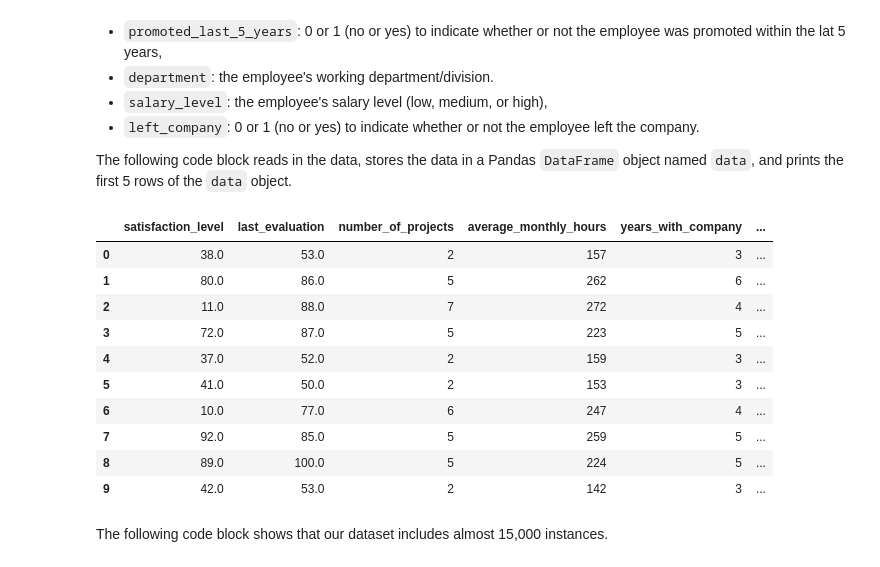
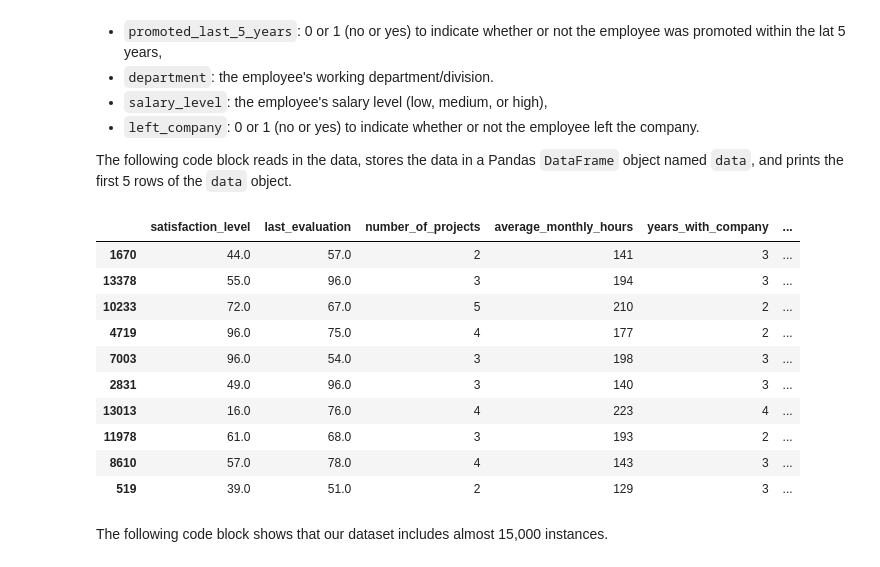
Before and after one commit to nkfreeman/ML_Demonstration, a Jupyter notebook: Churn_Prediction_Demo.ipynb, the cells around one changed output. Cells and saved outputs as stored; diff of their text form; code cells hidden in the pictures.

```diff
--- a/Churn_Prediction_Demo.ipynb
+++ b/Churn_Prediction_Demo.ipynb
@@ -27,19 +27,20 @@ We assume that the company has historical data that was gathered from employee s
 The following code block reads in the data, stores the data in a Pandas `DataFrame` object named `data`, and prints the first 5 rows of the `data` object.
 # %%
 data = pd.read_csv('data/HR_comma_sep.csv')
+data = data.sample(frac=1, random_state = 0)
 data.head(10)
 # %% [output]
 |  | satisfaction_level | last_evaluation | number_of_projects | average_monthly_hours | years_with_company | ... |
-| 0 | 38.0 | 53.0 | 2 | 157 | 3 | ... |
-| 1 | 80.0 | 86.0 | 5 | 262 | 6 | ... |
-| 2 | 11.0 | 88.0 | 7 | 272 | 4 | ... |
-| 3 | 72.0 | 87.0 | 5 | 223 | 5 | ... |
-| 4 | 37.0 | 52.0 | 2 | 159 | 3 | ... |
-| 5 | 41.0 | 50.0 | 2 | 153 | 3 | ... |
-| 6 | 10.0 | 77.0 | 6 | 247 | 4 | ... |
-| 7 | 92.0 | 85.0 | 5 | 259 | 5 | ... |
-| 8 | 89.0 | 100.0 | 5 | 224 | 5 | ... |
-| 9 | 42.0 | 53.0 | 2 | 142 | 3 | ... |
+| 1670 | 44.0 | 57.0 | 2 | 141 | 3 | ... |
+| 13378 | 55.0 | 96.0 | 3 | 194 | 3 | ... |
+| 10233 | 72.0 | 67.0 | 5 | 210 | 2 | ... |
+| 4719 | 96.0 | 75.0 | 4 | 177 | 2 | ... |
+| 7003 | 96.0 | 54.0 | 3 | 198 | 3 | ... |
+| 2831 | 49.0 | 96.0 | 3 | 140 | 3 | ... |
+| 13013 | 16.0 | 76.0 | 4 | 223 | 4 | ... |
+| 11978 | 61.0 | 68.0 | 3 | 193 | 2 | ... |
+| 8610 | 57.0 | 78.0 | 4 | 143 | 3 | ... |
+| 519 | 39.0 | 51.0 | 2 | 129 | 3 | ... |
 # %% [markdown]
 The following code block shows that our dataset includes almost 15,000 instances.
 # %%
```
Also changed, not shown: parts of 2 cells of this notebook, 1 other file.
